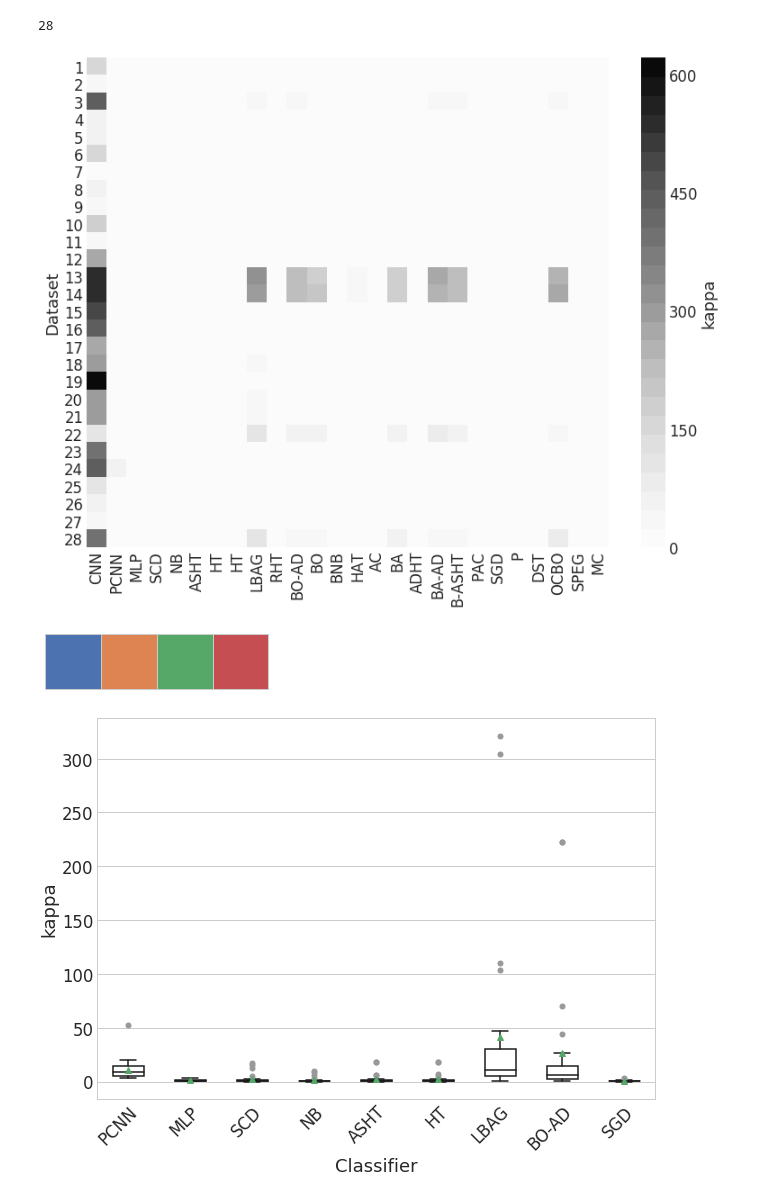
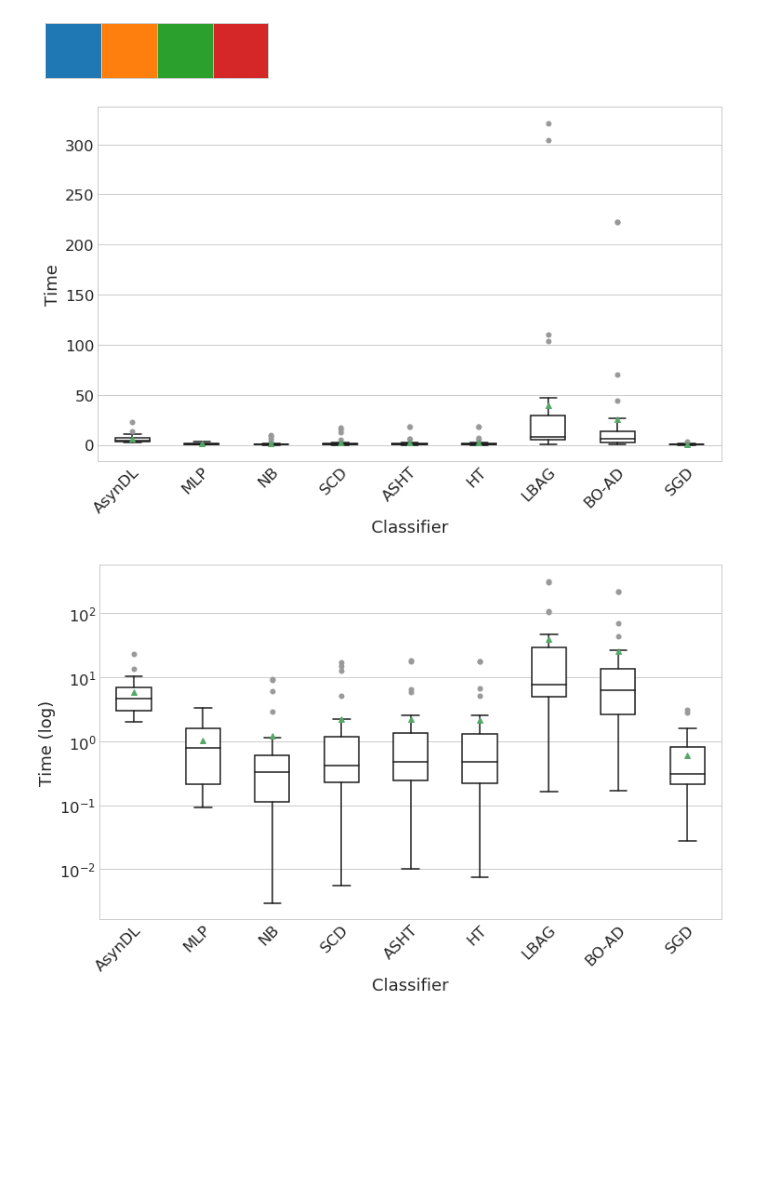
Before and after one commit to pedrolarben/ADLStream, a Jupyter notebook: utils/notebooks/time-plots.ipynb, the cells around one changed output. Drawn from its saved outputs; the diff is of its cells as text; code cells hidden in the pictures; blank space fills up the shorter version.

```diff
--- a/utils/notebooks/time-plots.ipynb
+++ b/utils/notebooks/time-plots.ipynb
@@ -12,7 +18,7 @@ sns.set_style("whitegrid")
 # %%
-_METRICS_FILE = './files/benchmark_pool'
+_METRICS_FILE = './files/benchmark_sensitivityAnalysis'
 _METRIC = 'total_time'
-_CLASSIFIER = 'keras_parallel_3_Dilated_Conv'
+_CLASSIFIER = 'keras_parallel_keras_parallel_3_Dilated_Conv_pooling_60x90'
 
 datasets_to_remove = ['bankmarketingnorm', 'airlinesnorm']
 datasets_to_remove += ['breast', 'carnorm', 'covtype', 'electricity', 'higgs200k', 'kddcup99norm', 'ozone', 'pokerhand', 'spambase', 'susy100k']
@@ -158,13 +167,13 @@ classifier_labels = "keras CNN, MLP, Single classifier drift, AS Hoeffding tree,
 # %%
 classifier_labels_full = {
     'keras_3_Dilated_Conv': 'CNN',
-    'keras_parallel_3_Dilated_Conv_pooling':'PCNN',
+    'keras_parallel_keras_parallel_3_Dilated_Conv_pooling_60x90':'AsynDL',
     'sklearn_MLPClassifier':'MLP',
     'MOA_NaiveBayes':'NB',
     'MOA_SingleClassifierDrift':'SCD',
     'MOA_ASHoeffdingTree':'ASHT',
     'MOA_HoeffdingTree':'HT',
-    'MOA_HoeffdingOptionTree':'HT',
+    'MOA_HoeffdingOptionTree':'HOT',
     'MOA_LeveragingBag':'LBAG',
     'MOA_RandomHoeffdingTree':'RHT',
     'MOA_OzaBoostAdwin':'BO-AD',
@@ -190,39 +199,71 @@ classifier_labels_full = {
 
 abbr_full_ls = [classifier_labels_full[l] for l in metrics_table_full.columns]
 abbr_ls = [classifier_labels_full[l] for l in metrics_table.columns]
-# %%
-sns.set(font_scale=1.5)
-with plt.style.context('seaborn-whitegrid'):
-    fig,ax = plt.subplots(figsize=(13,10))
-    sns.heatmap(metrics_table_full, cmap=sns.color_palette("Greys",26), annot=False, linewidth=.0, linecolor='white', ax=ax, cbar_kws={'label': 'kappa'})
-    ax.set_yticklabels(str(i) for i in range(1,len(metrics_table.index)+1))
-    ax.set_xticklabels(abbr_full_ls, rotation=90, ha="right", rotation_mode="anchor", verticalalignment='center')
-    ax.set_xlabel("")
-    ax.set_ylabel("Dataset")
-    plt.savefig("files/plots/heatmap.eps", format='eps', bbox_inches='tight')
-print(len(metrics_table.index))
-# %% [output]
-28
-[figure, removed]
 # %%
 with plt.style.context('seaborn-whitegrid'):
     sns.palplot(sns.color_palette(n_colors=4))
 sns.color_palette(n_colors=4)
-pal = {True:(0.2980392156862745, 0.4470588235294118, 0.6901960784313725), False:(0.7686274509803922, 0.3058823529411765, 0.3215686274509804)}
+pal = {'AsynDL':(0.2980392156862745, 0.4470588235294118, 0.6901960784313725), 'CNN':(0.7686274509803922, 0.3058823529411765, 0.3215686274509804)}
 # %% [output]
-[figure, old version]
+[figure, new version]
 # %%
 sns.set(font_scale=1.5)
 with plt.style.context('seaborn-whitegrid'):
     flierprops = dict(marker='o', markersize=5)
-    fig, ax = plt.subplots(figsize=(10,7))
+    fig, ax = plt.subplots(figsize=(12,7))
     sns.boxplot(data=metrics_table,  ax=ax, color='white', width=0.5, showmeans=True, flierprops=flierprops)
     #sns.swarmplot(data=metrics_table,  ax=ax)
-    ax.set_ylabel('kappa')
+    ax.set_ylabel('Time')
     ax.set_xticklabels(abbr_ls, rotation=45, ha="right", rotation_mode="anchor")
     ax.set_xlabel('Classifier')
     plt.setp(ax.artists, edgecolor = 'k', facecolor='w')
     plt.setp(ax.lines, color='k')
-    plt.savefig("files/plots/boxplot.eps", format='eps', bbox_inches='tight')
+    plt.savefig("files/plots/boxplot-top-time.eps", format='eps', bbox_inches='tight')
+
+
+# Log scaled
+sns.set(font_scale=1.5)
+with plt.style.context('seaborn-whitegrid'):
+    flierprops = dict(marker='o', markersize=5)
+    fig, ax = plt.subplots(figsize=(12,7))
+    sns.boxplot(data=metrics_table,  ax=ax, color='white', width=0.5, showmeans=True, flierprops=flierprops)
+    #sns.swarmplot(data=metrics_table,  ax=ax)
+    ax.set_ylabel('Time (log)')
+    ax.set_xticklabels(abbr_ls, rotation=45, ha="right", rotation_mode="anchor")
+    ax.set_xlabel('Classifier')
+    ax.set_yscale("log")
+    plt.setp(ax.artists, edgecolor = 'k', facecolor='w')
+    plt.setp(ax.lines, color='k')
+    plt.savefig("files/plots/boxplot-top-time-log.eps", format='eps', bbox_inches='tight')
+
+sns.set(font_scale=1.5)
+with plt.style.context('seaborn-whitegrid'):
+    flierprops = dict(marker='o', markersize=5)
+    fig, ax = plt.subplots(figsize=(17,7))
+    sns.boxplot(data=metrics_table_full[metrics_table_full.columns[1:]],  ax=ax, color='white', width=0.5, showmeans=True, flierprops=flierprops)
+    #sns.swarmplot(data=metrics_table,  ax=ax)
+    ax.set_ylabel('Time (log)')
+    ax.set_xticklabels(abbr_full_ls[1:], rotation=90, ha="right", rotation_mode="anchor")
+    ax.set_xlabel('Classifier')
+    plt.setp(ax.artists, edgecolor = 'k', facecolor='w')
+    plt.setp(ax.lines, color='k')
+
+    plt.savefig("files/plots/boxplot-time.eps", format='eps', bbox_inches='tight')
+
+sns.set(font_scale=1.5)
+with plt.style.context('seaborn-whitegrid'):
+    flierprops = dict(marker='o', markersize=5)
+    fig, ax = plt.subplots(figsize=(17,7))
+    sns.boxplot(data=metrics_table_full[metrics_table_full.columns[2:]],  ax=ax, color='white', width=0.5, showmeans=True, flierprops=flierprops)
+    #sns.swarmplot(data=metrics_table,  ax=ax)
+    ax.set_ylabel('Time (log)')
+    ax.set_xticklabels(abbr_full_ls[1:], rotation=90, ha="right", rotation_mode="anchor")
+    ax.set_xlabel('Classifier')
+    ax.set_yscale("log")
+    plt.setp(ax.artists, edgecolor = 'k', facecolor='w')
+    plt.setp(ax.lines, color='k')
+
+    plt.savefig("files/plots/boxplot-time-log.eps", format='eps', bbox_inches='tight')
 # %% [output]
-[figure, old version]
+[figure, new version]
+[figure, added]
```
Also changed, not shown: parts of 22 cells of this notebook, 23 other files.
